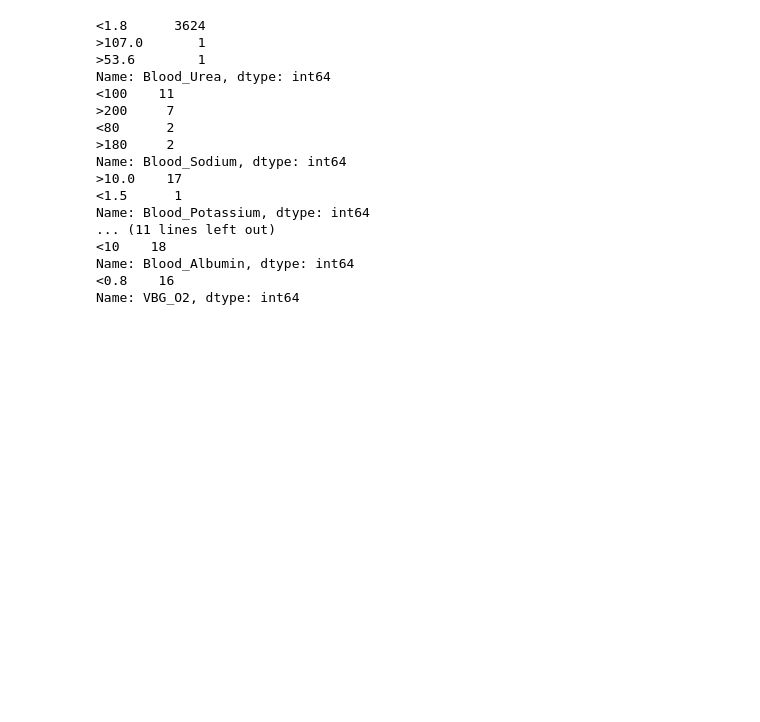
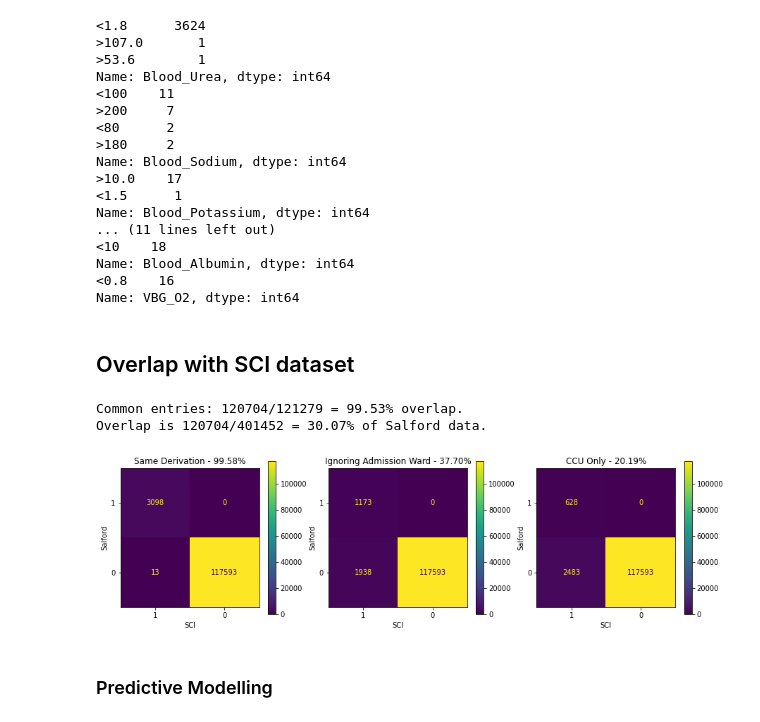
Before and after one commit to steliosbl/acute-care-pathways, a Jupyter notebook: salford.ipynb, the cells around one changed output. Cells and saved outputs as stored; diff of their text form; code cells hidden in the pictures; blank space fills up the shorter version.

Commit message:
Initial predictive modelling experiments

```diff
--- a/salford.ipynb
+++ b/salford.ipynb
@@ -33,8 +37,11 @@ else:
 # %% [markdown]
 We load the raw dataframe into a SalfordData instance. Calling `from_raw` also performs the basic pre-processing steps for us. Calling `augment_derive_all` augments the dataset with some composite features, such as critical care and mortality outcomes or identifying readmissions.
 # %%
-sal = SalfordData.from_raw(sal_raw).augment_derive_all()
-sal.to_hdf(f'{Notebook.DATA_DIR}/sal_processed.h5', 'table', format='table')
+if Notebook.RE_DERIVE:
+    sal = SalfordData.from_raw(sal_raw).augment_derive_all()
+    sal.to_hdf(f'{Notebook.DATA_DIR}/sal_processed.h5', 'table')
+else:
+    sal = SalfordData(pd.read_hdf(f'{Notebook.DATA_DIR}/sal_processed.h5', 'table'))
 # %% [markdown]
 ## Data Availability
 We inspect the data availability of the timeseries features.
@@ -151,3 +158,5 @@ Name: Blood_Potassium, dtype: int64
 Name: Blood_Albumin, dtype: int64
 <0.8    16
 Name: VBG_O2, dtype: int64
+# %% [markdown]
+## Overlap with SCI dataset
@@ -153,0 +177,42 @@ Name: VBG_O2, dtype: int64
+# %%
+from sklearn.metrics import ConfusionMatrixDisplay, confusion_matrix
+
+def plot_confusion_matrix(y_true, y_pred, ax, display_labels=[1, 0], xlabel='True Class', ylabel='Predicted Class', plot_title='Confusion Matrix', normalize='true'):
+    ax.grid(False)
+    values_format = ".2%" if normalize else None
+    cm_fig = ConfusionMatrixDisplay(
+        np.rot90(np.flipud(confusion_matrix(y_true, y_pred, normalize=normalize))),
+        display_labels=display_labels,
+    ).plot(
+        values_format=values_format, ax=ax,
+        # cmap="Purples"
+    )
+
+    ax.set_xlabel(xlabel)
+    ax.set_ylabel(ylabel)
+    ax.set_title(plot_title)
+# %%
+sci_sal_intersect = np.intersect1d(sal.index, scii.index)
+print(f'Common entries: {sci_sal_intersect.shape[0]}/{scii.shape[0]} = {sci_sal_intersect.shape[0]/scii.shape[0]*100:.2f}% overlap.')
+print(f'Overlap is {sci_sal_intersect.shape[0]}/{sal.shape[0]} = {sci_sal_intersect.shape[0]/sal.shape[0]*100:.2f}% of Salford data.')
+
+def compare_labels(sal, scii):
+    salford_labels = {
+        'Same Derivation': sal.derive_critical_event(wards=["CCU", "HH1M"], ignore_admit_ward=False, return_series=True),
+        'Ignoring Admission Ward': sal.derive_critical_event(wards=["CCU", "HH1M"], return_series=True),
+        'CCU Only': sal.derive_critical_event(wards=["CCU"], ignore_admit_ward=True, return_series=True)
+    }
+
+    fig, ax = plt.subplots(1, 3, figsize=(15, 4))
+    for i, (title, y_sal) in enumerate(salford_labels.items()):
+        y_scii, y_sal = scii.CriticalEvent.loc[sci_sal_intersect], y_sal.loc[sci_sal_intersect]
+        title = f'{title} - {(y_scii & y_sal).sum()/y_scii.sum()*100:.2f}%'
+        plot_confusion_matrix(y_scii, y_sal, ax=ax[i], plot_title=title, normalize=None, xlabel='SCI', ylabel='Salford')
+
+compare_labels(sal, scii)
+# %% [output]
+Common entries: 120704/121279 = 99.53% overlap.
+Overlap is 120704/401452 = 30.07% of Salford data.
+[figure, added]
+# %% [markdown]
+### Predictive Modelling
```
Also changed, not shown: parts of 13 cells of this notebook.
